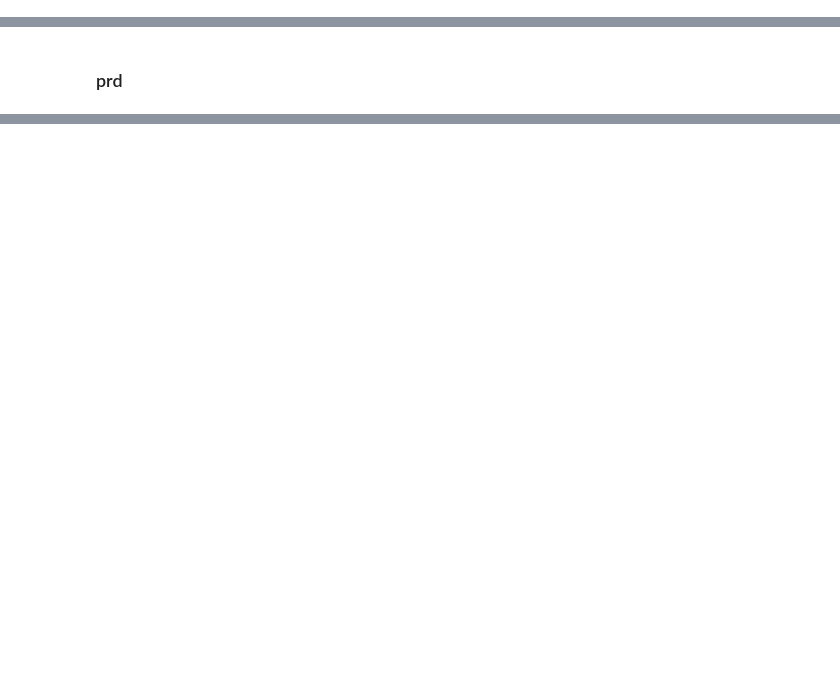
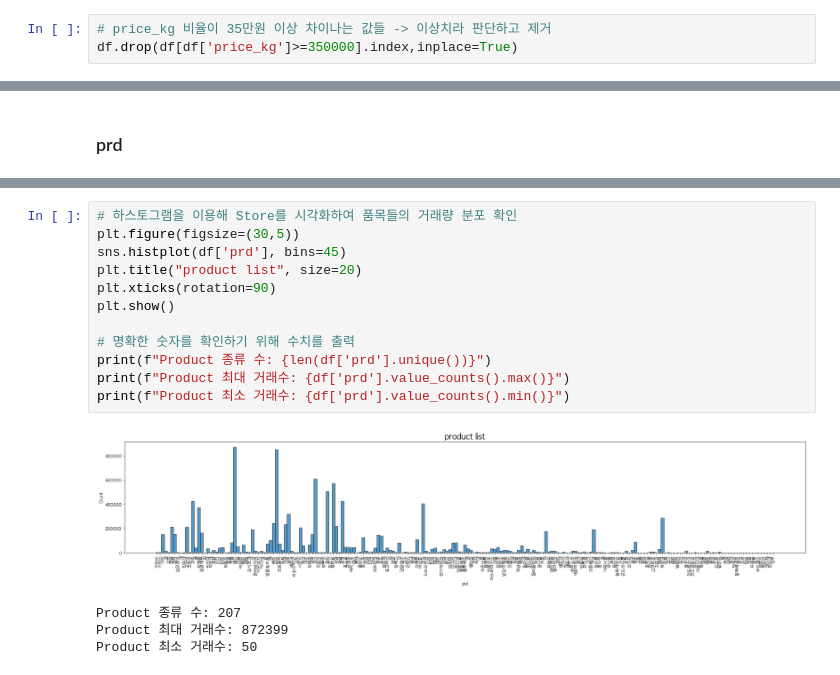
Before and after one commit to LUCI031/grocery_auction, a Jupyter notebook: eda.ipynb, the cells around one changed output, grey strips where cells are left out. Drawn from its saved outputs; the diff is of its cells as text; blank space fills up the shorter version.

```diff
--- a/eda.ipynb
+++ b/eda.ipynb
@@ -135,0 +243,3 @@ df.groupby(['reg_date']).count()['prd'].mean()
+# %%
+# price_kg 비율이 35만원 이상 차이나는 값들 -> 이상치라 판단하고 제거
+df.drop(df[df['price_kg']>=350000].index,inplace=True)
@@ -142,0 +324,17 @@ print(f"품목 수 : {len(df['prd'].unique())}")
+# %%
+# 하스토그램을 이용해 Store를 시각화하여 품목들의 거래량 분포 확인
+plt.figure(figsize=(30,5))
+sns.histplot(df['prd'], bins=45)
+plt.title("product list", size=20)
+plt.xticks(rotation=90)
+plt.show()
+
+# 명확한 숫자를 확인하기 위해 수치를 출력
+print(f"Product 종류 수: {len(df['prd'].unique())}")
+print(f"Product 최대 거래수: {df['prd'].value_counts().max()}")
+print(f"Product 최소 거래수: {df['prd'].value_counts().min()}")
+# %% [output]
+[figure, added]
+Product 종류 수: 207
+Product 최대 거래수: 872399
+Product 최소 거래수: 50
```
Also changed, not shown: parts of 25 cells of this notebook.
